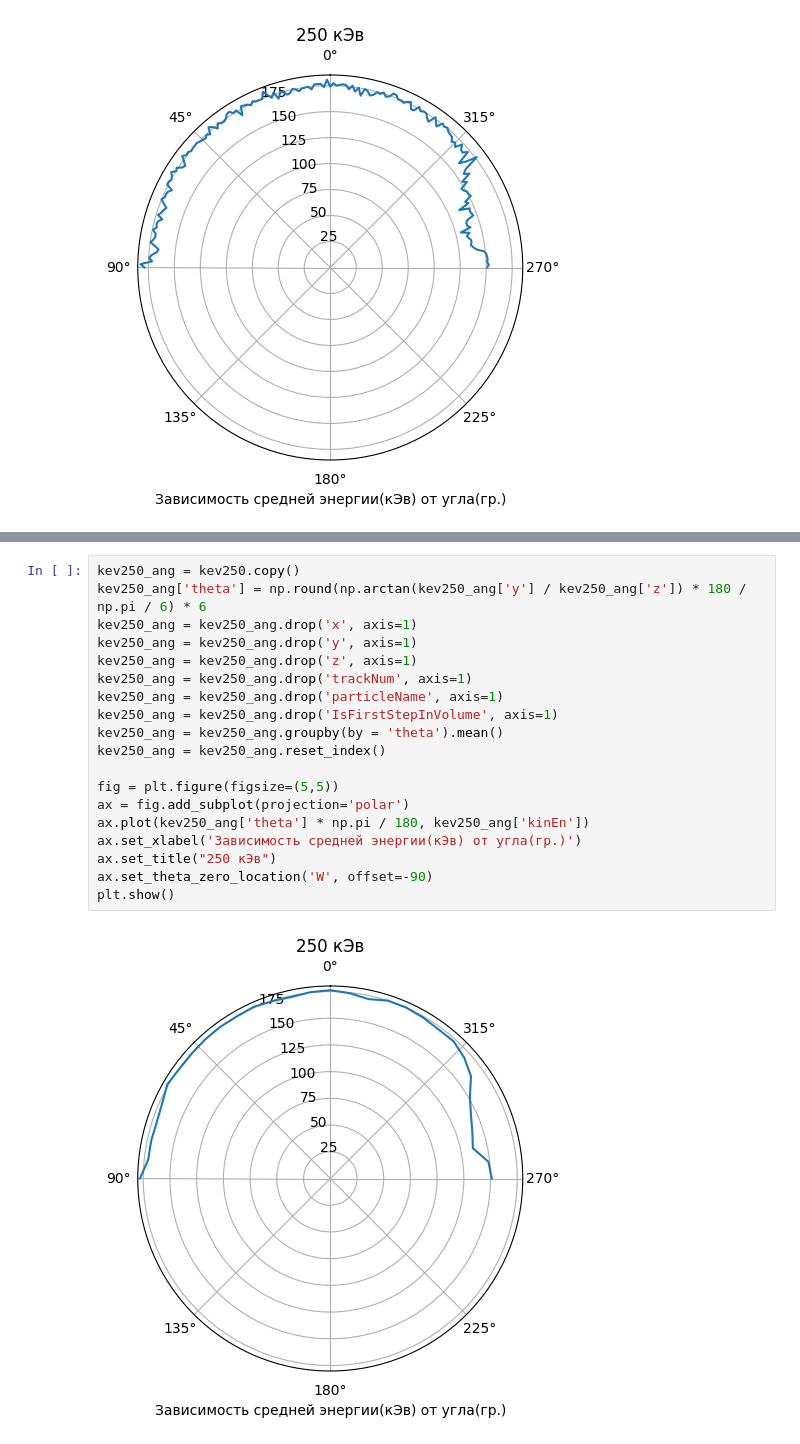
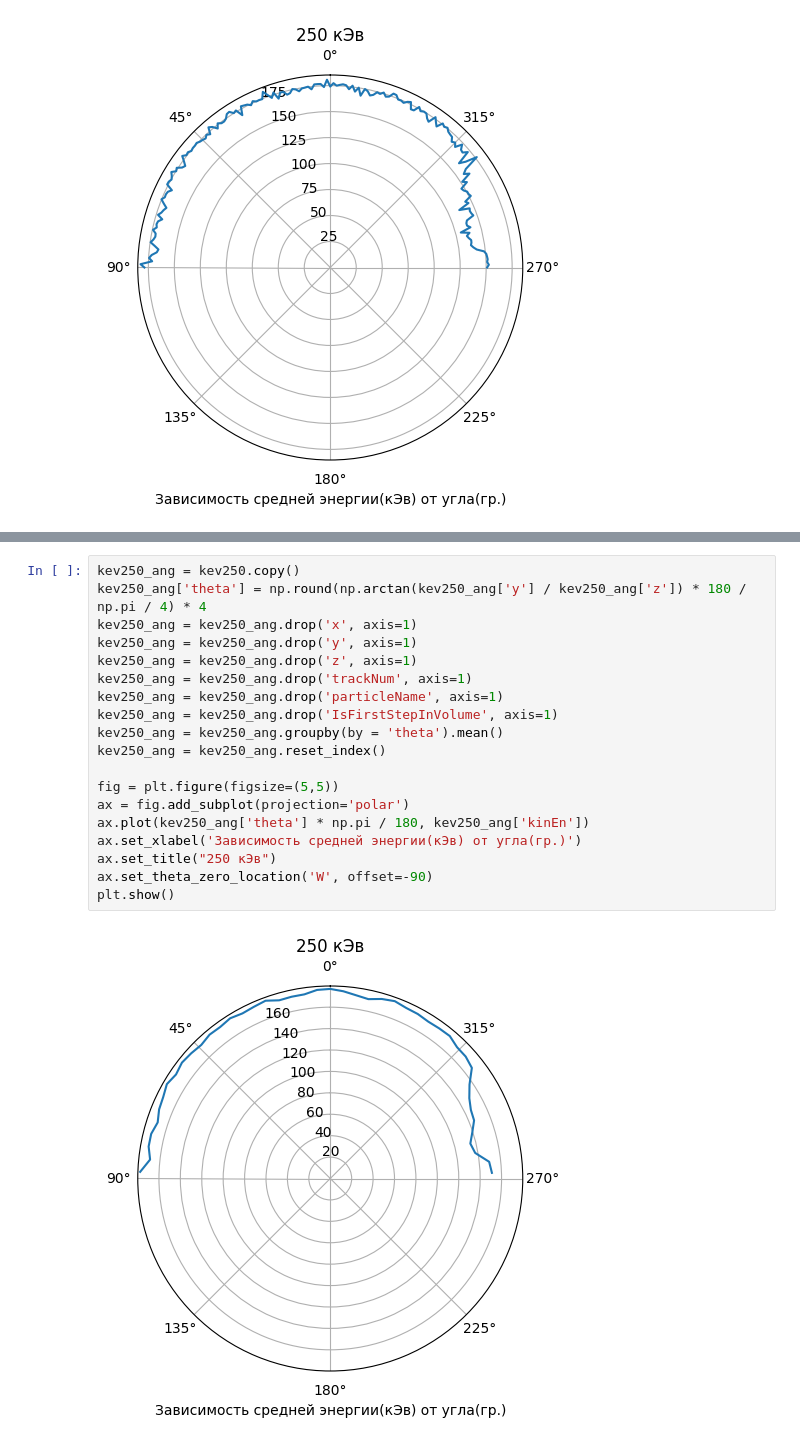
Before and after one commit to Egisess/Geant4-Cyclotron-electron-accelerator, a Jupyter notebook: curs_research.ipynb, the cells around one changed output, grey strips where cells are left out. Saved outputs shown, nothing was run; the diff lists cells and outputs as text.

Commit message:
Added amazing plots

```diff
--- a/curs_research.ipynb
+++ b/curs_research.ipynb
@@ -771,22 +438,22 @@ plt.show()
 [figure]
 # %%
 kev250_ang = kev250.copy()
-kev250_ang['theta'] = np.round(np.arctan(kev250_ang['y'] / kev250_ang['z']) * 180 / np.pi / 6) * 6
+kev250_ang['theta'] = np.round(np.arctan(kev250_ang['y'] / kev250_ang['z']) * 180 / np.pi / 4) * 4
 kev250_ang = kev250_ang.drop('x', axis=1)
 kev250_ang = kev250_ang.drop('y', axis=1)
 kev250_ang = kev250_ang.drop('z', axis=1)
 kev250_ang = kev250_ang.drop('trackNum', axis=1)
 kev250_ang = kev250_ang.drop('particleName', axis=1)
 kev250_ang = kev250_ang.drop('IsFirstStepInVolume', axis=1)
 kev250_ang = kev250_ang.groupby(by = 'theta').mean()
 kev250_ang = kev250_ang.reset_index()
 
 fig = plt.figure(figsize=(5,5))
 ax = fig.add_subplot(projection='polar')
 ax.plot(kev250_ang['theta'] * np.pi / 180, kev250_ang['kinEn'])
 ax.set_xlabel('Зависимость средней энергии(кЭв) от угла(гр.)')
 ax.set_title("250 кЭв")
 ax.set_theta_zero_location('W', offset=-90)
 plt.show()
 # %% [output]
-[figure, old version]
+[figure, new version]
```
Also changed, not shown: parts of 20 cells of this notebook.
